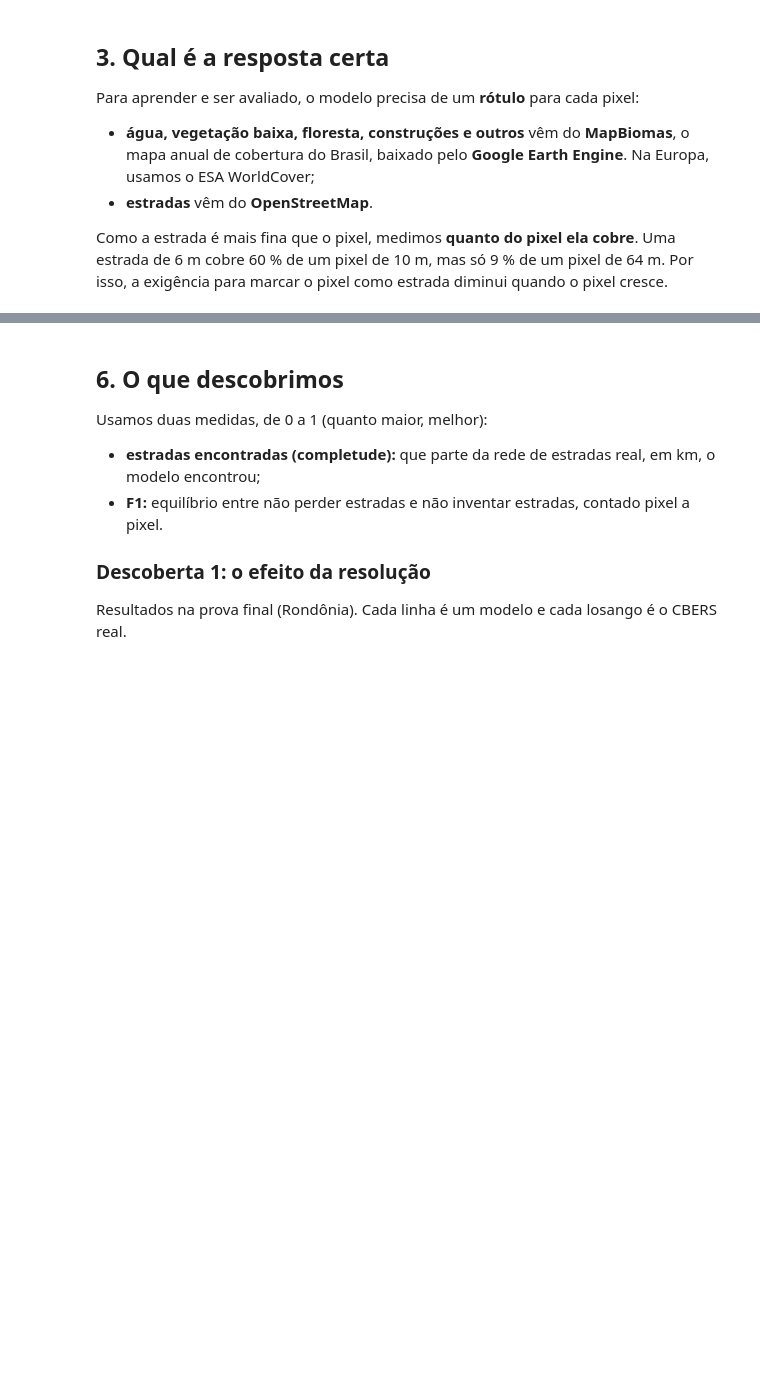
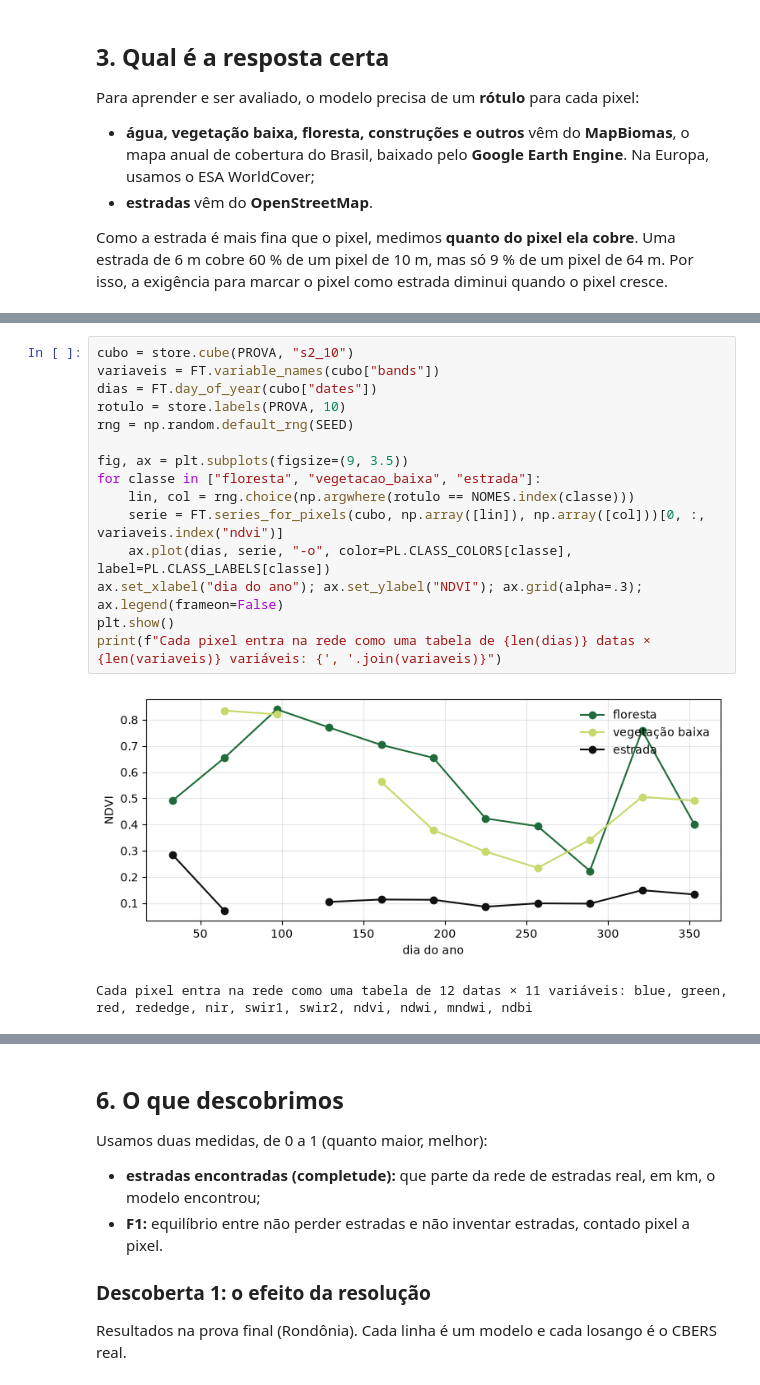
Before and after one commit to luizafcamerini/GeoAI-Semantic-Segmentation-Amazonia-Roads, a Jupyter notebook: classificacao_terreno_br.ipynb, the cells around one changed output, grey strips where cells are left out. Drawn from its saved outputs; the diff is of its cells as text; blank space fills up the shorter version.

```diff
--- a/classificacao_terreno_br.ipynb
+++ b/classificacao_terreno_br.ipynb
@@ -155,0 +235,18 @@ PROVA_FINAL = MET[MET.experimento == "holdout"]
+# %%
+cubo = store.cube(PROVA, "s2_10")
+variaveis = FT.variable_names(cubo["bands"])
+dias = FT.day_of_year(cubo["dates"])
+rotulo = store.labels(PROVA, 10)
+rng = np.random.default_rng(SEED)
+
+fig, ax = plt.subplots(figsize=(9, 3.5))
+for classe in ["floresta", "vegetacao_baixa", "estrada"]:
+    lin, col = rng.choice(np.argwhere(rotulo == NOMES.index(classe)))
+    serie = FT.series_for_pixels(cubo, np.array([lin]), np.array([col]))[0, :, variaveis.index("ndvi")]
+    ax.plot(dias, serie, "-o", color=PL.CLASS_COLORS[classe], label=PL.CLASS_LABELS[classe])
+ax.set_xlabel("dia do ano"); ax.set_ylabel("NDVI"); ax.grid(alpha=.3); ax.legend(frameon=False)
+plt.show()
+print(f"Cada pixel entra na rede como uma tabela de {len(dias)} datas × {len(variaveis)} variáveis: {', '.join(variaveis)}")
+# %% [output]
+[figure, added]
+Cada pixel entra na rede como uma tabela de 12 datas × 11 variáveis: blue, green, red, rededge, nir, swir1, swir2, ndvi, ndwi, mndwi, ndbi
```
Also changed, not shown: parts of 41 cells of this notebook, 2 other files.
